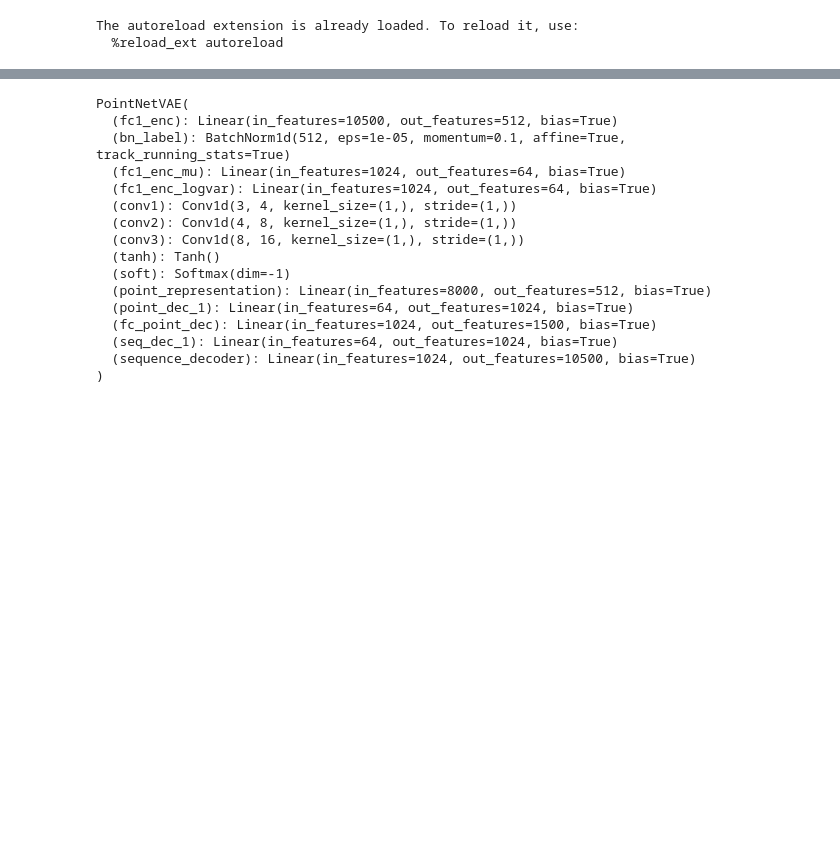
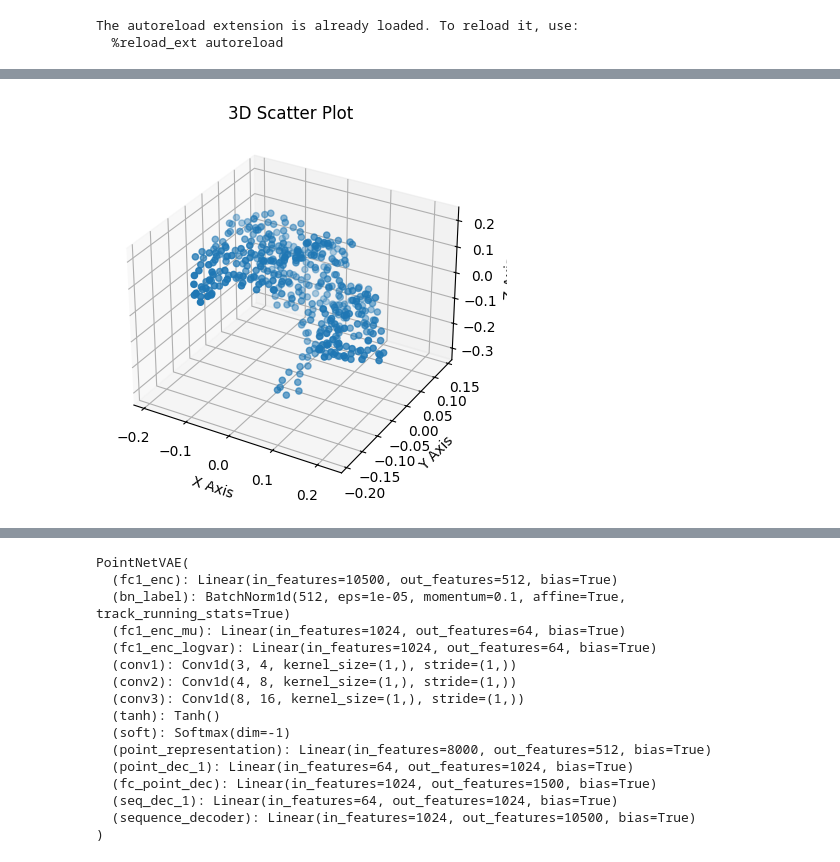
Before and after one commit to shazakam/ProteinManifoldLearning, a Jupyter notebook: Notebooks/pointNet_VAE.ipynb, the cells around one changed output, grey strips where cells are left out. Drawn from its saved outputs; the diff is of its cells as text; code cells hidden in the pictures; blank space fills up the shorter version.

```diff
--- a/Notebooks/pointNet_VAE.ipynb
+++ b/Notebooks/pointNet_VAE.ipynb
@@ -103,0 +134,26 @@ torch.save(val_tensor, 'Pfam_data_val_norm.pt')
+# %%
+test_subset = train_tensor
+idx = 1290
+end_idx = torch.where( torch.sum(test_subset[idx][ :,3:], dim = -1) != 0)[0][-1].item()
+
+# idx = 1000
+g = test_subset[idx][:end_idx,:3]
+# end_idx = torch.where( torch.sum(g[:,3:], dim = -1) != 0)[0][-1].item()
+
+x = g[ :, 0]
+y = g[ :, 1]
+z = g[ :, 2]
+
+# Create 3D plot
+fig = plt.figure()
+ax = fig.add_subplot(111, projection='3d')
+scatter = ax.scatter(x, y, z)
+
+# Labels
+ax.set_xlabel('X Axis')
+ax.set_ylabel('Y Axis')
+ax.set_zlabel('Z Axis')
+plt.title('3D Scatter Plot')
+plt.show()
+# %% [output]
+[figure, added]
```
Also changed, not shown: parts of 7 cells of this notebook, 15 other files.
